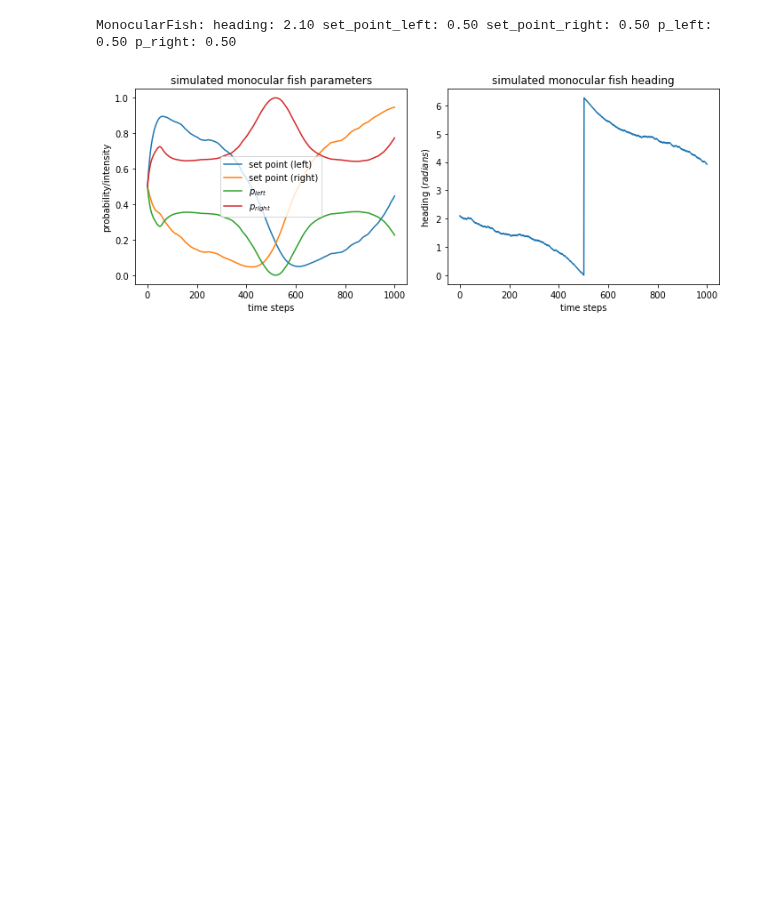
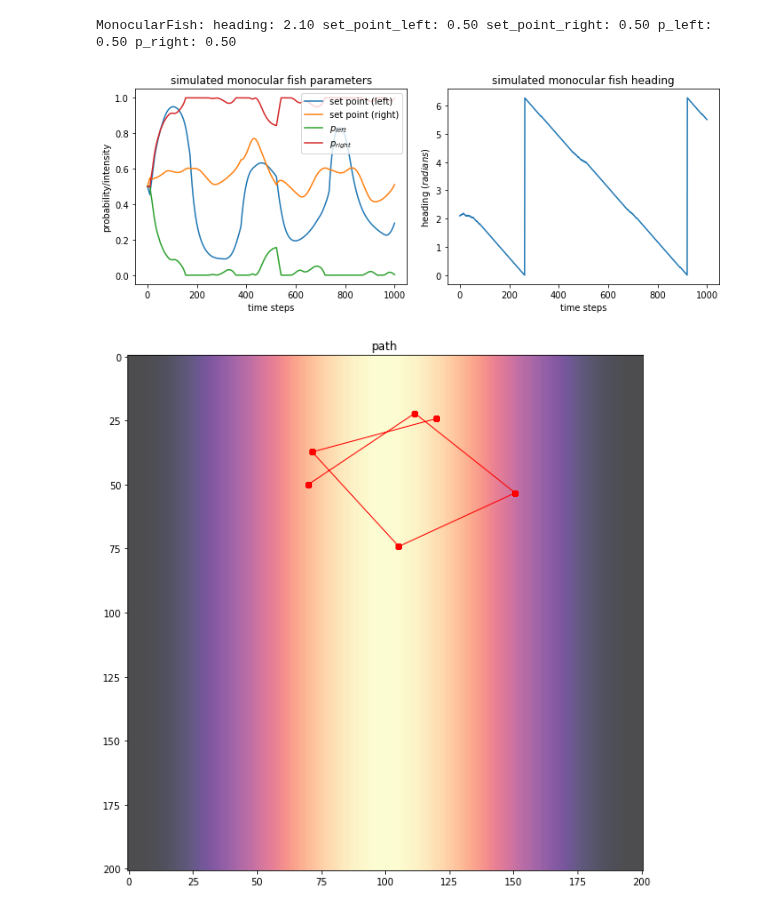
Before and after one commit to diptodip/brightfish, a Jupyter notebook: notebooks/fish.ipynb, the cells around one changed output. Saved outputs shown, nothing was run; the diff lists cells and outputs as text; code cells hidden in the pictures; blank space fills up the shorter version.

```diff
--- a/notebooks/fish.ipynb
+++ b/notebooks/fish.ipynb
@@ -19,12 +19,10 @@ import brightfish.fish as fish
 # %% [markdown]
 First, we'll need to create an environment for the fish to operate in. We'll use the simple 1D sinusoidal environment for now:
 # %%
-e = environment.SinusoidalCircle(201, static=True)
-fig = plt.figure()
-plt.plot(np.linspace(e.start, e.stop, num=e.shape), e.stage)
-plt.xlim(2*np.pi, 0)
+e = environment.SinusoidalGradient((201, 201), static=True)
+fig = plt.figure(figsize=(10, 10))
+plt.imshow(e.stage, cmap='magma', alpha=0.7)
+plt.scatter([70], [50], c='r')
 plt.title("sinusoidal environment")
-plt.xlabel(r"heading ($radians$)")
-plt.ylabel("intensity")
 plt.show()
 # %% [output]
@@ -60,7 +65,7 @@ plt.show()
 # %% [markdown]
 We can also create a monocular fish and observe the difference in behavior:
 # %%
-f = fish.MonocularFish(2.1)
+f = fish.MonocularFish(2.1, [50, 70])
 print(f)
 # %% [output]
 MonocularFish: heading: 2.10 set_point_left: 0.50 set_point_right: 0.50 p_left: 0.50 p_right: 0.50
@@ -68,19 +73,26 @@ MonocularFish: heading: 2.10 set_point_left: 0.50 set_point_right: 0.50 p_left:
 params = f.run(e, 1000)
 # %%
 fig, axs = plt.subplots(1, 2, figsize=(10, 4))
-axs[0].plot(np.arange(1001), params[:,1], label="set point (left)")
-axs[0].plot(np.arange(1001), params[:,2], label="set point (right)")
-axs[0].plot(np.arange(1001), params[:,3], label=r"$p_{left}$")
-axs[0].plot(np.arange(1001), params[:,4], label=r"$p_{right}$")
+axs[0].plot(np.arange(1001), params[:,3], label="set point (left)")
+axs[0].plot(np.arange(1001), params[:,4], label="set point (right)")
+axs[0].plot(np.arange(1001), params[:,5], label=r"$p_{left}$")
+axs[0].plot(np.arange(1001), params[:,6], label=r"$p_{right}$")
 axs[0].set_title("simulated monocular fish parameters")
 axs[0].set_xlabel("time steps")
 axs[0].set_ylabel("probability/intensity")
 axs[0].legend()
 axs[1].plot(np.arange(1001), params[:,0], label="heading")
 axs[1].set_title("simulated monocular fish heading")
 axs[1].set_xlabel("time steps")
 axs[1].set_ylabel(r"heading ($radians$)")
 fig.tight_layout()
 plt.show()
+
+fig = plt.figure(figsize=(10, 10))
+plt.imshow(e.stage, cmap='magma', alpha=0.7)
+plt.plot(params[:,2], params[:,1], marker='o', color='r', linewidth=1.0)
+plt.title("path")
+plt.show()
 # %% [output]
-[figure, old version]
+[figure, new version]
+[figure, added]
```
Also changed, not shown: parts of 3 cells of this notebook.
